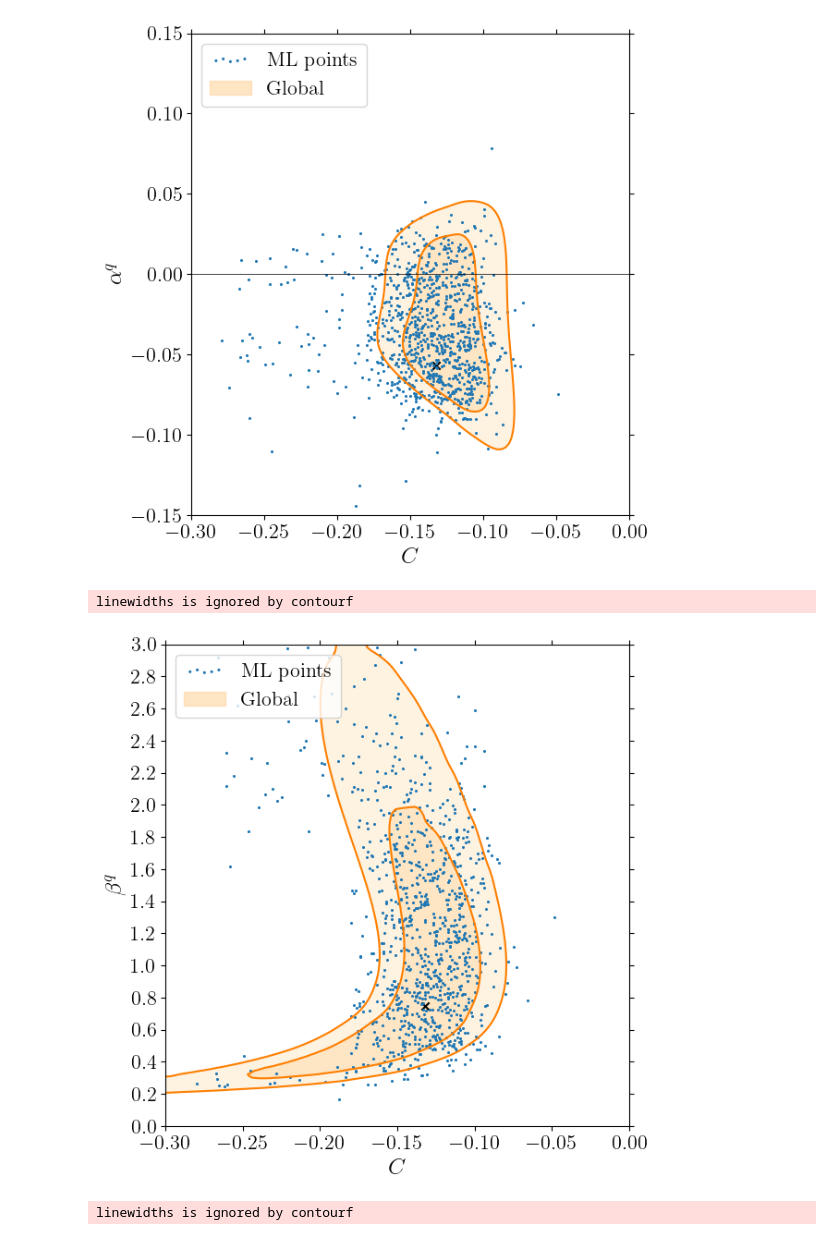
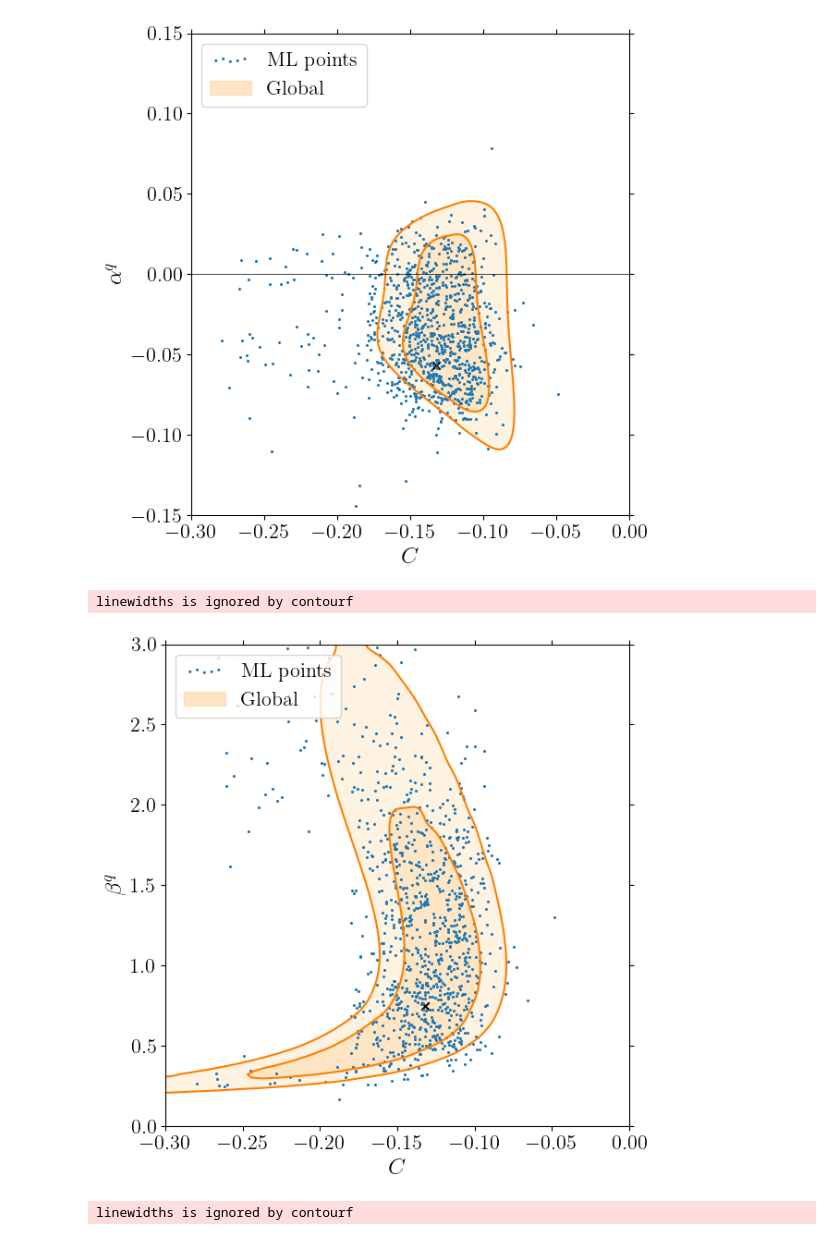
Before and after one commit to Jorge-Alda/SMEFT19-notebooks, a Jupyter notebook: PaperML/07_newplots.ipynb, the cells around one changed output. Saved outputs shown, nothing was run; the diff lists cells and outputs as text; code cells hidden in the pictures.

```diff
--- a/PaperML/07_newplots.ipynb
+++ b/PaperML/07_newplots.ipynb
@@ -205,7 +205,7 @@ def read_meshgrid(par_x, par_y, n=30):
     xcoords = np.linspace(dim_min[index_x], dim_max[index_x], n)
     ycoords = np.linspace(dim_min[index_y], dim_max[index_y], n)
     glob = pd.read_csv(f"../data/likelihood/likelihood_rotBII_{par_x}{par_y}.dat", sep = '\t', header=None).values.T
-    return (xcoords, ycoords, {'Global': glob})
+    return (xcoords, ycoords, {'Global likelihood': glob})
 # %%
 d_ell = SMEFT19.ellipse.load('../data/ellipses/rotBII.yaml')
 bf1 = d_ell['bf']
@@ -413,11 +413,11 @@ linewidths is ignored by contourf
 [figure]
 # %%
 likelihood_plot2(read_meshgrid('C', 'bq'), mlpoints['C'], mlpoints['bq'],
-                -0.3, 0.0, 0.0, 3.0, ['$C$', r'$\beta^q$'], locleg='upper left', ticks=(0.05, 0.2),
+                -0.3, 0.0, 0.0, 3.0, ['$C$', r'$\beta^q$'], locleg='upper left', ticks=(0.05, 0.5),
                 colors=[4], bf=[bf1[0], bf1[4]], widths=[1.5,], fout='../data/plots/ml_Cbq_global')
 # %% [output]
 linewidths is ignored by contourf
-[figure, old version]
+[figure, new version]
 # %%
 likelihood_plot2(read_meshgrid('al', 'aq'), mlpoints['al'], mlpoints['aq'],
                 -0.15, 0.15, -0.15, 0.15, [r'$\alpha^\ell$', r'$\alpha^q$'], locleg='upper left', ticks=(0.05, 0.05),
```
Also changed, not shown: parts of 4 cells of this notebook, 4 other files.
